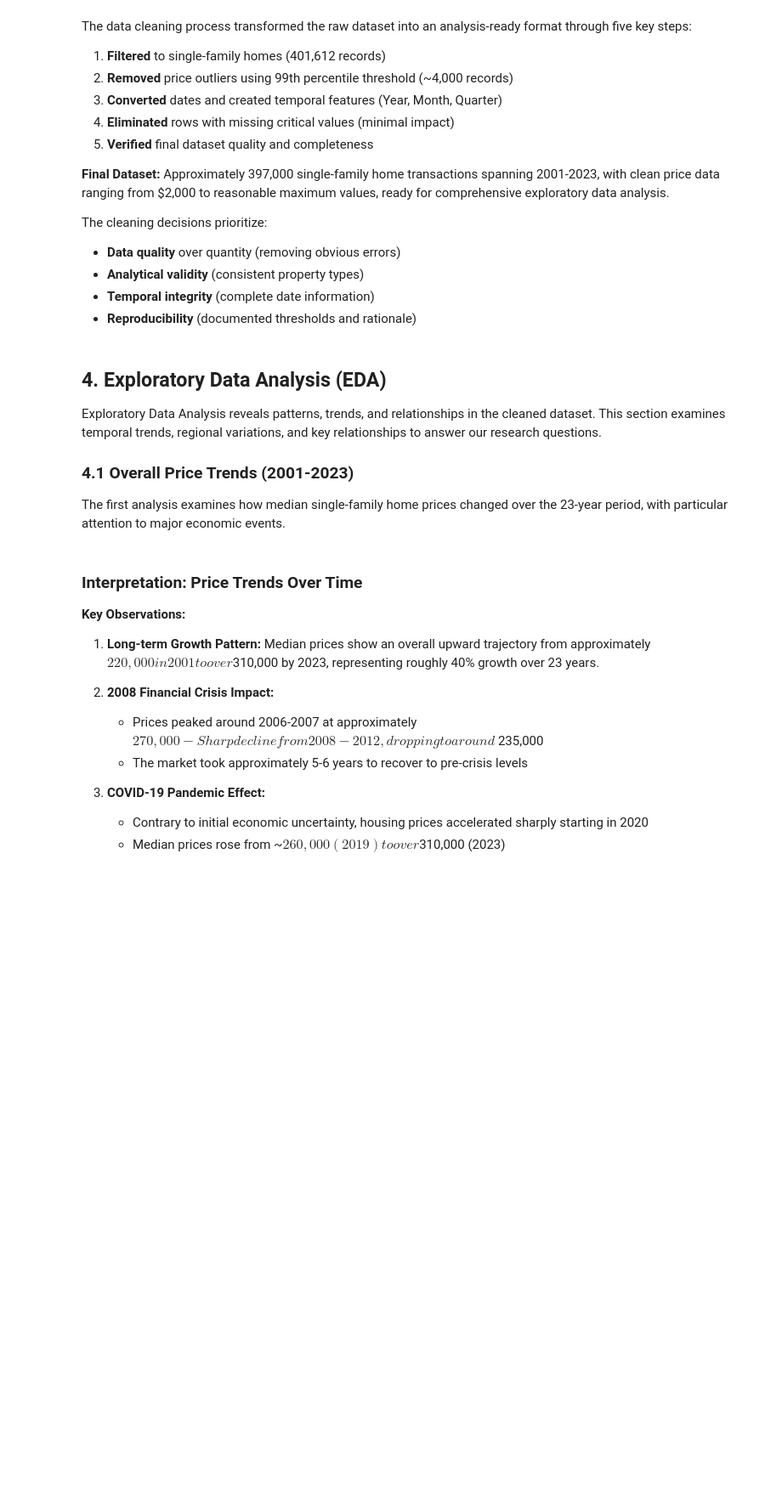
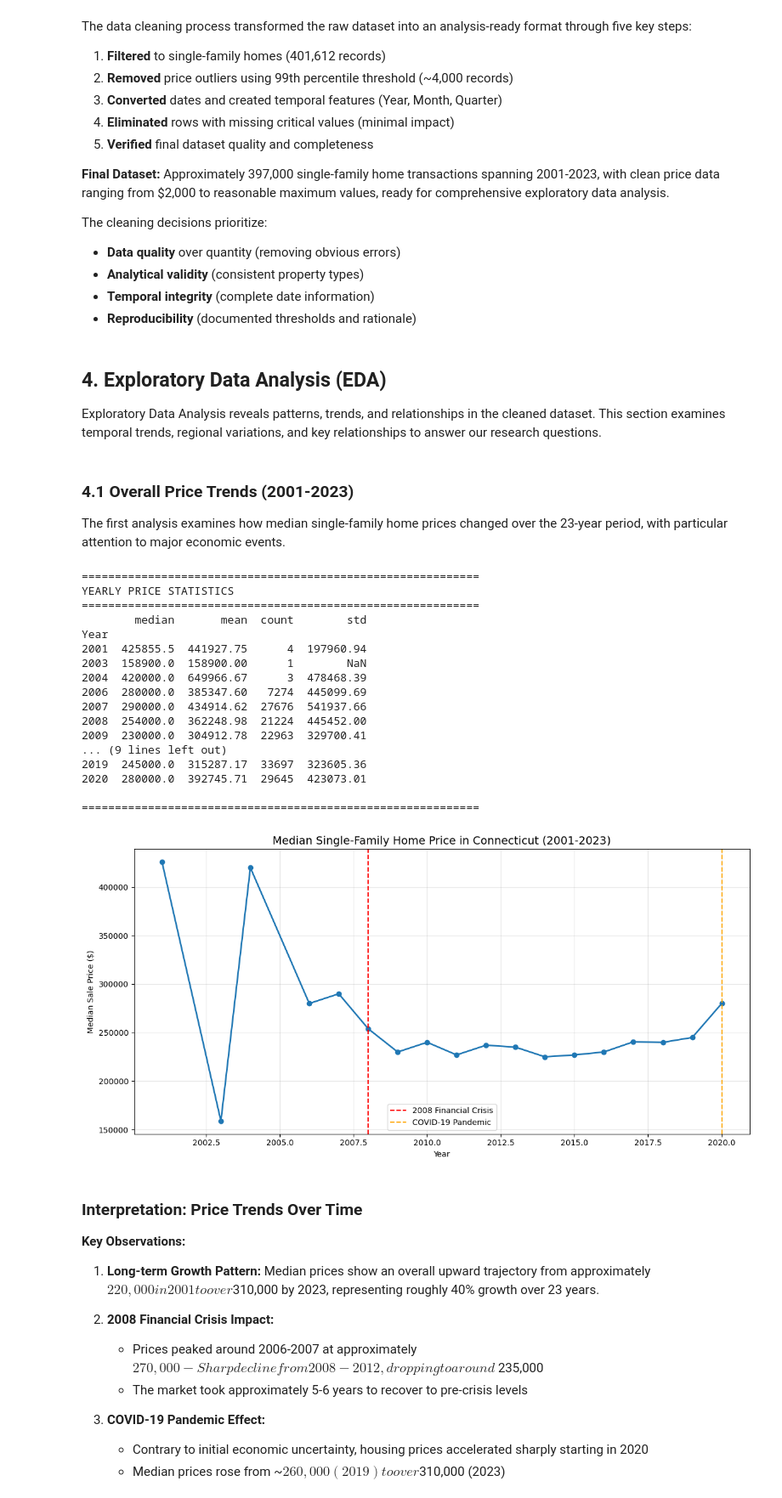
Before and after one commit to shotarooya/Udacity-Capstone1, a Jupyter notebook: data_workflow.ipynb, the cells around one changed output. Shown at 85% size. Drawn from its saved outputs; the diff is of its cells as text; code cells hidden in the pictures; blank space fills up the shorter version.

Commit message:
Made additional analysis and functions

```diff
--- a/data_workflow.ipynb
+++ b/data_workflow.ipynb
@@ -338,7 +415,3 @@ The cleaning decisions prioritize:
 ## 4. Exploratory Data Analysis (EDA)
 
 Exploratory Data Analysis reveals patterns, trends, and relationships in the cleaned dataset. This section examines temporal trends, regional variations, and key relationships to answer our research questions.
-
-### 4.1 Overall Price Trends (2001-2023)
-
-The first analysis examines how median single-family home prices changed over the 23-year period, with particular attention to major economic events.
@@ -345,22 +662,46 @@ The first analysis examines how median single-family home prices changed over th
+# %% [markdown]
+### 4.1 Overall Price Trends (2001-2023)
+
+The first analysis examines how median single-family home prices changed over the 23-year period, with particular attention to major economic events.
 # %%
 import matplotlib.pyplot as plt
 import seaborn as sns
 from scipy import stats
 
-# Median price by year
-yearly_median = df_sf_clean.groupby('Year')['Sale Amount'].median()
+# Calculate yearly statistics using function
+yearly_stats = analyze_price_trends_by_year(df_sf_clean)
+yearly_median = yearly_stats['median']
 
 plt.figure(figsize=(12, 6))
 plt.plot(yearly_median.index, yearly_median.values, marker='o', linewidth=2)
 plt.axvline(x=2008, color='red', linestyle='--', label='2008 Financial Crisis')
 plt.axvline(x=2020, color='orange', linestyle='--', label='COVID-19 Pandemic')
 plt.title('Median Single-Family Home Price in Connecticut (2001-2023)', fontsize=14)
 plt.xlabel('Year')
 plt.ylabel('Median Sale Price ($)')
 plt.legend()
 plt.grid(alpha=0.3)
 plt.tight_layout()
 plt.show()
+# %% [output]
+============================================================
+YEARLY PRICE STATISTICS
+============================================================
+        median       mean  count        std
+Year
+2001  425855.5  441927.75      4  197960.94
+2003  158900.0  158900.00      1        NaN
+2004  420000.0  649966.67      3  478468.39
+2006  280000.0  385347.60   7274  445099.69
+2007  290000.0  434914.62  27676  541937.66
+2008  254000.0  362248.98  21224  445452.00
+2009  230000.0  304912.78  22963  329700.41
+... (9 lines left out)
+2019  245000.0  315287.17  33697  323605.36
+2020  280000.0  392745.71  29645  423073.01
+
+============================================================
+[figure, added]
 # %% [markdown]
 ### Interpretation: Price Trends Over Time
 
```
Also changed, not shown: parts of 25 cells of this notebook.
